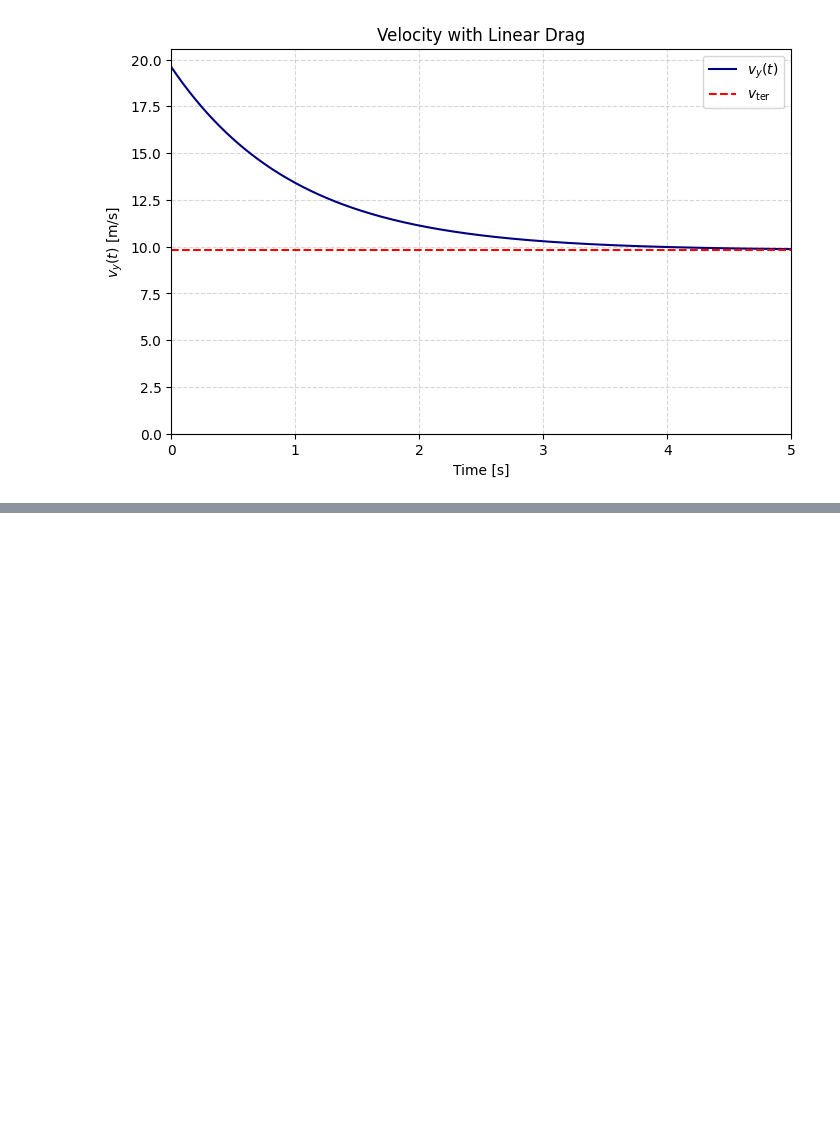
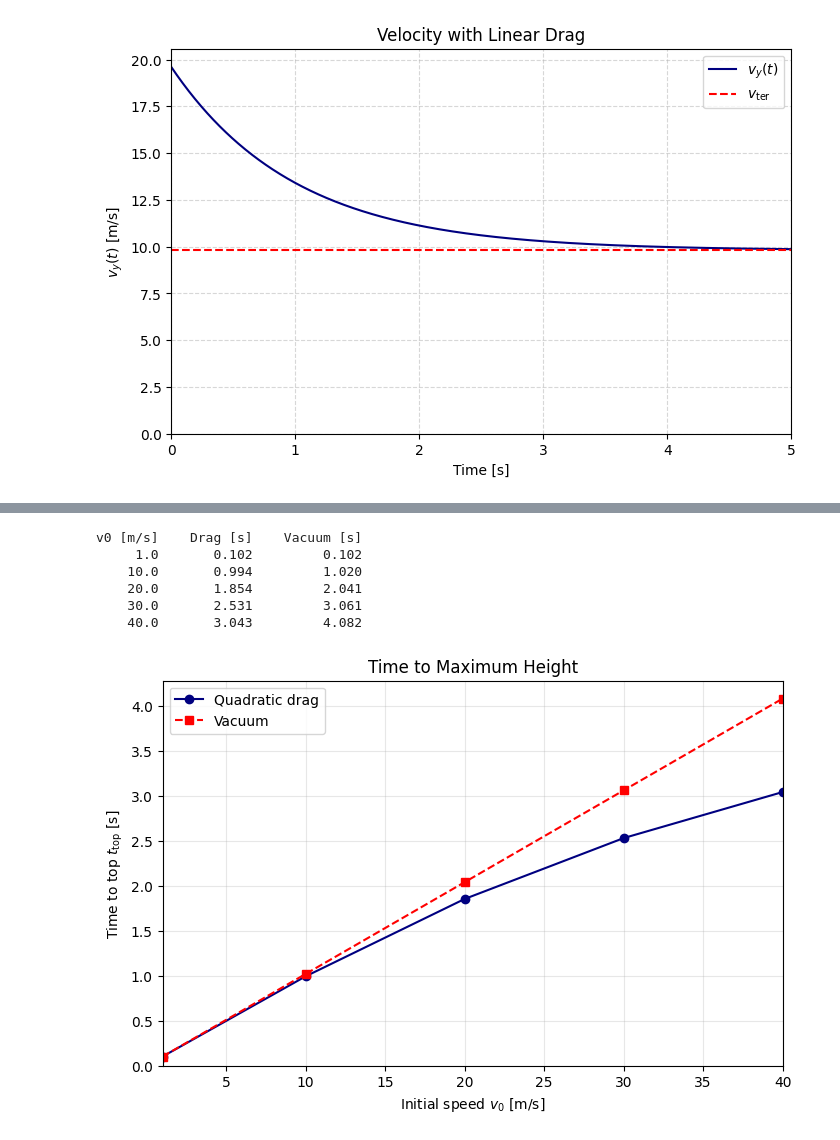
Before and after one commit to darius-uru/fall-2026-courses, a Jupyter notebook: phys410/homework2.ipynb, the cells around one changed output, grey strips where cells are left out. Cells and saved outputs as stored; diff of their text form; code cells hidden in the pictures; blank space fills up the shorter version.

```diff
--- a/phys410/homework2.ipynb
+++ b/phys410/homework2.ipynb
@@ -90,0 +154,55 @@ plt.show()
+# %%
+import numpy as np
+import matplotlib.pyplot as plt
+
+g = 9.8
+vter = 35.0
+
+v0 = np.array([1, 10, 20, 30, 40], dtype=float)
+
+# Quadratic drag
+t_drag = (vter / g) * np.arctan(v0 / vter)
+
+# Vacuum
+t_vacuum = v0 / g
+
+# Print table
+print("v0 [m/s]    Drag [s]    Vacuum [s]")
+for vi, td, tv in zip(v0, t_drag, t_vacuum):
+    print(f"{vi:8.1f}    {td:8.3f}    {tv:10.3f}")
+
+# Plot
+plt.figure(figsize=(8, 5))
+
+plt.plot(
+    v0,
+    t_drag,
+    "o-",
+    label="Quadratic drag"
+    , color ="navy"
+)
+
+plt.plot(
+    v0,
+    t_vacuum,
+    "s--",
+    label="Vacuum"
+    , color = "red"
+)
+plt.xlim(v0[0], v0[-1])
+plt.ylim(0,)
+plt.xlabel(r"Initial speed $v_0$ [m/s]")
+plt.ylabel(r"Time to top $t_{\rm top}$ [s]")
+plt.title("Time to Maximum Height")
+plt.grid(alpha=0.3)
+plt.legend()
+
+plt.show()
+# %% [output]
+v0 [m/s]    Drag [s]    Vacuum [s]
+     1.0       0.102         0.102
+    10.0       0.994         1.020
+    20.0       1.854         2.041
+    30.0       2.531         3.061
+    40.0       3.043         4.082
+[figure, added]
```
Also changed, not shown: parts of 5 cells of this notebook, 19 other files.
